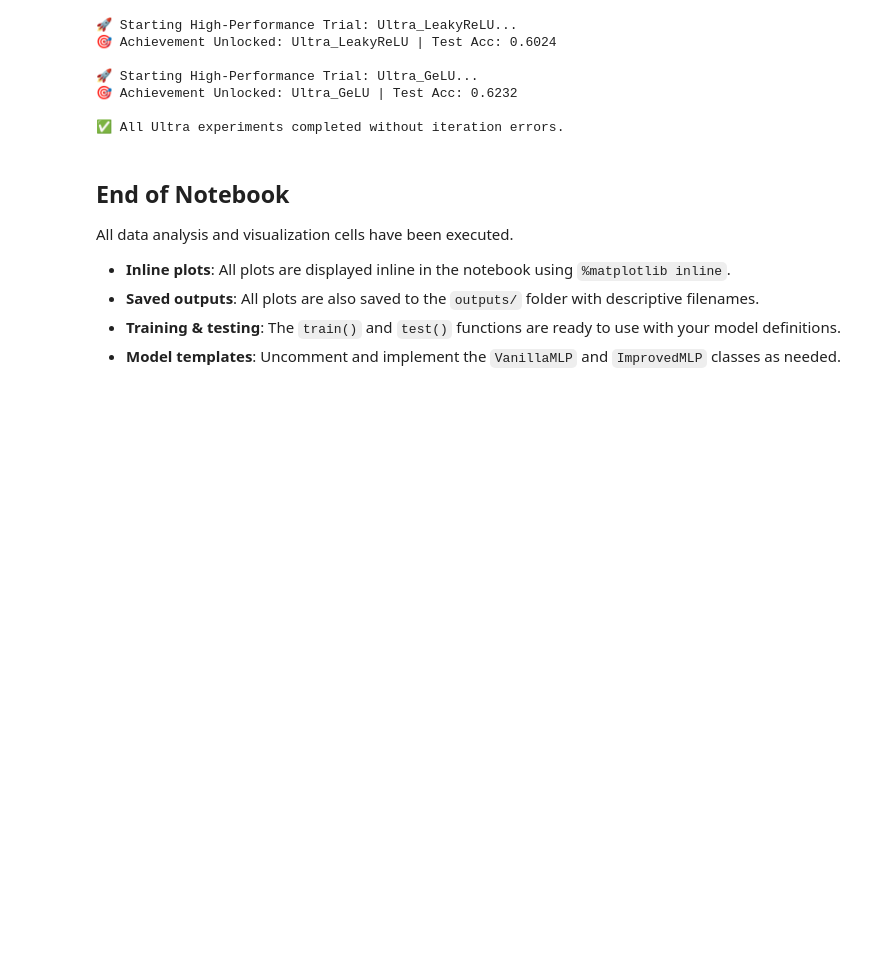
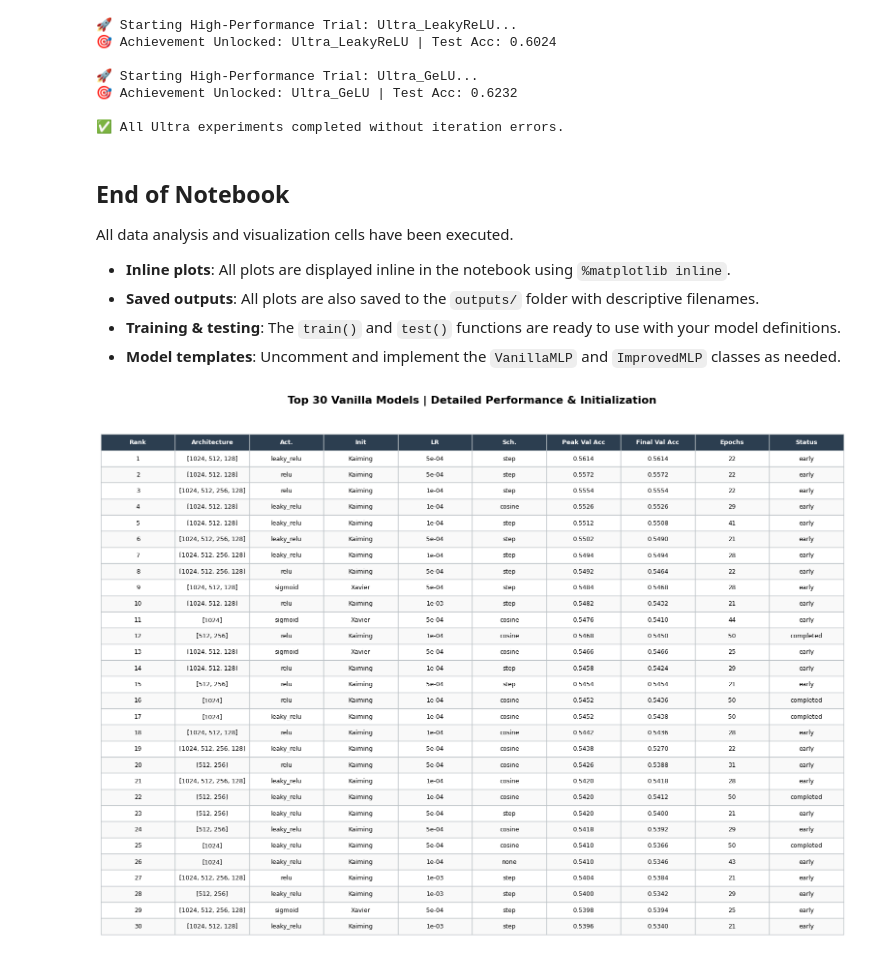
Before and after one commit to Rave-Cohen/DeepLearning_Ass_1, a Jupyter notebook: Assignment_1.ipynb, the cells around one changed output. Cells and saved outputs as stored; diff of their text form; code cells hidden in the pictures; blank space fills up the shorter version.

Commit message:
Clean commit: Added scripts and notebooks, ignored heavy outputs

```diff
--- a/Assignment_1.ipynb
+++ b/Assignment_1.ipynb
@@ -681,7 +681,7 @@ def objective_a(trial):
     return max(history["val_acc"])
 
 # --- PERSISTENCE & EXECUTION LOGIC ---
-FRESH_START = True # Set to False to skip training and load existing best weights
+FRESH_START = False # Set to False to skip training and load existing best weights
 RESULTS_PATH = OUTPUTS_DIR / "phase_a_results.pkl"
 BEST_MODEL_PATH = OUTPUTS_DIR / "vanilla_best.pth"
 
@@ -1331,3 +1331,93 @@ All data analysis and visualization cells have been executed.
 - **Saved outputs**: All plots are also saved to the `outputs/` folder with descriptive filenames.
 - **Training & testing**: The `train()` and `test()` functions are ready to use with your model definitions.
 - **Model templates**: Uncomment and implement the `VanillaMLP` and `ImprovedMLP` classes as needed.
+# %%
+import pickle
+import pandas as pd
+import matplotlib.pyplot as plt
+from pathlib import Path
+
+# --- Setup Paths ---
+OUTPUTS_DIR = Path("outputs")
+RESULTS_PATH = OUTPUTS_DIR / "phase_a_grid_results.pkl"
+SAVE_PATH = OUTPUTS_DIR / "top_30_vanilla_detailed_analysis.png"
+
+def analyze_top_results(results_path, top_n=30):
+    if not results_path.exists():
+        print(f"❌ Error: {results_path} not found.")
+        return
+
+    with open(results_path, "rb") as f:
+        results_log = pickle.load(f)
+
+    summary_data = []
+    for name, data in results_log.items():
+        config = data['config']
+        history = data['history']
+
+        val_accs = history.get('val_acc', [0])
+        peak_acc = max(val_accs) if val_accs else 0
+        final_acc = val_accs[-1] if val_accs else 0
+
+        # Logic to determine Init based on your script's training loop
+        activation = config['activation'].lower()
+        init_method = "Xavier" if activation == "sigmoid" else "Kaiming"
+
+        summary_data.append({
+            "Rank": 0,
+            "Architecture": str(config['hidden_dims']),
+            "Act.": activation,
+            "Init": init_method,
+            "LR": f"{config['lr']:.0e}",
+            "Sch.": config['scheduler'],
+            "Peak Val Acc": peak_acc,
+            "Final Val Acc": final_acc,
+            "Epochs": len(val_accs),
+            "Status": history['stop_reason'].split('_')[0]
+        })
+
+    # Sort and Rank
+    df = pd.DataFrame(summary_data)
+    df = df.sort_values(by="Peak Val Acc", ascending=False).head(top_n).reset_index(drop=True)
+    df['Rank'] = range(1, len(df) + 1)
+
+    # Format numbers
+    df['Peak Val Acc'] = df['Peak Val Acc'].map(lambda x: f"{x:.4f}")
+    df['Final Val Acc'] = df['Final Val Acc'].map(lambda x: f"{x:.4f}")
+
+    # Plotting
+    fig, ax = plt.subplots(figsize=(18, 14))
+    ax.axis('off')
+
+    table = ax.table(
+        cellText=df.values,
+        colLabels=df.columns,
+        cellLoc='center',
+        loc='center',
+        colColours=["#2c3e50"] * len(df.columns)
+    )
+
+    table.auto_set_font_size(False)
+    table.set_fontsize(9)
+    table.scale(1.1, 2.0) # Increased height scale for better visibility
+
+    # Styling
+    for (row, col), cell in table.get_celld().items():
+        if row == 0:
+            cell.get_text().set_color('white')
+            cell.get_text().set_weight('bold')
+        elif row % 2 == 0:
+            cell.set_facecolor('#f9f9f9')
+
+        cell.set_edgecolor('#bdc3c7')
+
+    plt.title(f"Top {top_n} Vanilla Models | Detailed Performance & Initialization",
+              fontsize=16, fontweight='bold', pad=30)
+
+    plt.savefig(SAVE_PATH, dpi=300, bbox_inches='tight')
+    plt.show()
+    print(f"✅ Detailed table saved to: {SAVE_PATH}")
+
+analyze_top_results(RESULTS_PATH)
+# %% [output]
+[figure, added]
```
Also changed, not shown: parts of 1 cell of this notebook, 11 other files.
